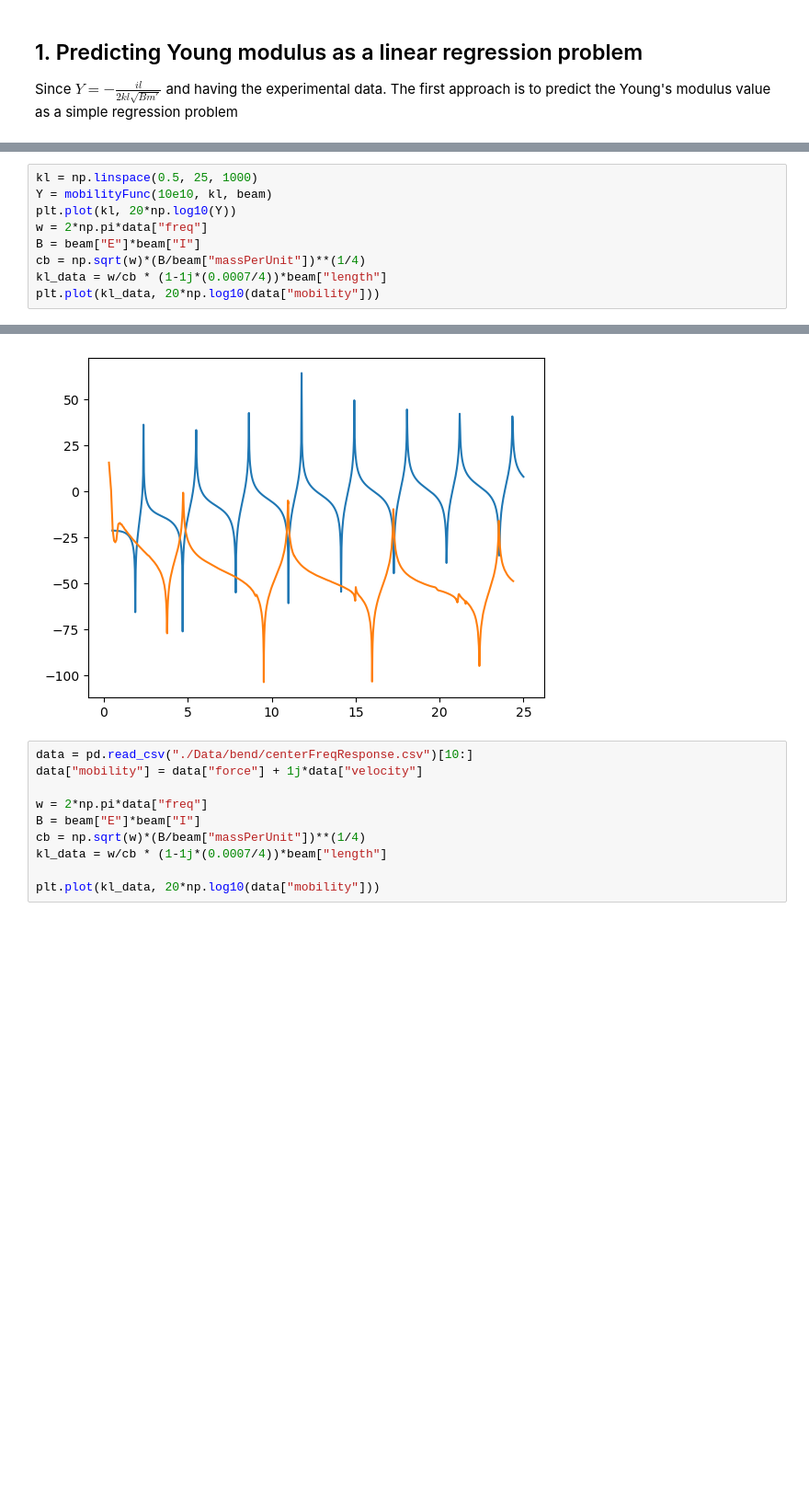
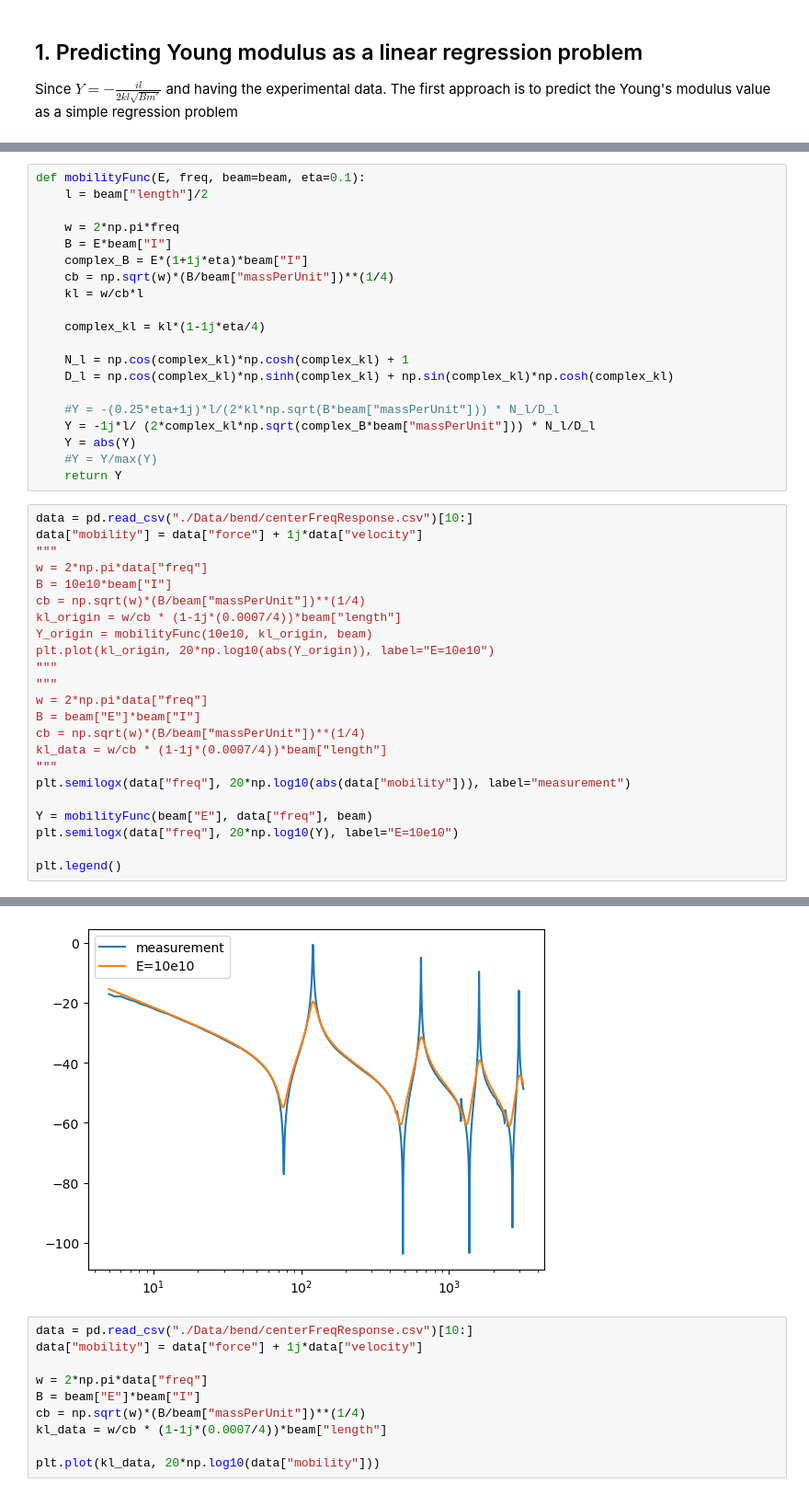
Before and after one commit to taboleiro/BayesianVibrationsModeling, a Jupyter notebook: BEMD.ipynb, the cells around one changed output, grey strips where cells are left out. Shown: that part at 92% size. Drawn from its saved outputs; the diff is of its cells as text; blank space fills up the shorter version.

Commit message:
Mobility function fixed and applied

```diff
--- a/BEMD.ipynb
+++ b/BEMD.ipynb
@@ -36,10 +39,44 @@ def mobilityFunc(E, kl, beam=beam, eta=0.1):
+# %%
+def mobilityFunc(E, freq, beam=beam, eta=0.1):
+    l = beam["length"]/2
+
+    w = 2*np.pi*freq
+    B = E*beam["I"]
+    complex_B = E*(1+1j*eta)*beam["I"]
+    cb = np.sqrt(w)*(B/beam["massPerUnit"])**(1/4)
+    kl = w/cb*l
+
+    complex_kl = kl*(1-1j*eta/4)
+
+    N_l = np.cos(complex_kl)*np.cosh(complex_kl) + 1
+    D_l = np.cos(complex_kl)*np.sinh(complex_kl) + np.sin(complex_kl)*np.cosh(complex_kl)
+
+    #Y = -(0.25*eta+1j)*l/(2*kl*np.sqrt(B*beam["massPerUnit"])) * N_l/D_l
+    Y = -1j*l/ (2*complex_kl*np.sqrt(complex_B*beam["massPerUnit"])) * N_l/D_l
+    Y = abs(Y)
+    #Y = Y/max(Y)
+    return Y
 # %%
-kl = np.linspace(0.5, 25, 1000)
-Y = mobilityFunc(10e10, kl, beam)
-plt.plot(kl, 20*np.log10(Y))
+data = pd.read_csv("./Data/bend/centerFreqResponse.csv")[10:]
+data["mobility"] = data["force"] + 1j*data["velocity"]
+"""
+w = 2*np.pi*data["freq"]
+B = 10e10*beam["I"]
+cb = np.sqrt(w)*(B/beam["massPerUnit"])**(1/4)
+kl_origin = w/cb * (1-1j*(0.0007/4))*beam["length"]
+Y_origin = mobilityFunc(10e10, kl_origin, beam)
+plt.plot(kl_origin, 20*np.log10(abs(Y_origin)), label="E=10e10")
+"""
+"""
 w = 2*np.pi*data["freq"]
 B = beam["E"]*beam["I"]
 cb = np.sqrt(w)*(B/beam["massPerUnit"])**(1/4)
 kl_data = w/cb * (1-1j*(0.0007/4))*beam["length"]
-plt.plot(kl_data, 20*np.log10(data["mobility"]))
+"""
+plt.semilogx(data["freq"], 20*np.log10(abs(data["mobility"])), label="measurement")
+
+Y = mobilityFunc(beam["E"], data["freq"], beam)
+plt.semilogx(data["freq"], 20*np.log10(Y), label="E=10e10")
+
+plt.legend()
 # %% [output]
@@ -47,4 +84,4 @@ plt.plot(kl_data, 20*np.log10(data["mobility"]))
-[figure, old version]
+[figure, new version]
 # %%
 data = pd.read_csv("./Data/bend/centerFreqResponse.csv")[10:]
 data["mobility"] = data["force"] + 1j*data["velocity"]
```
Also changed, not shown: parts of 13 cells of this notebook, 3 other files.
